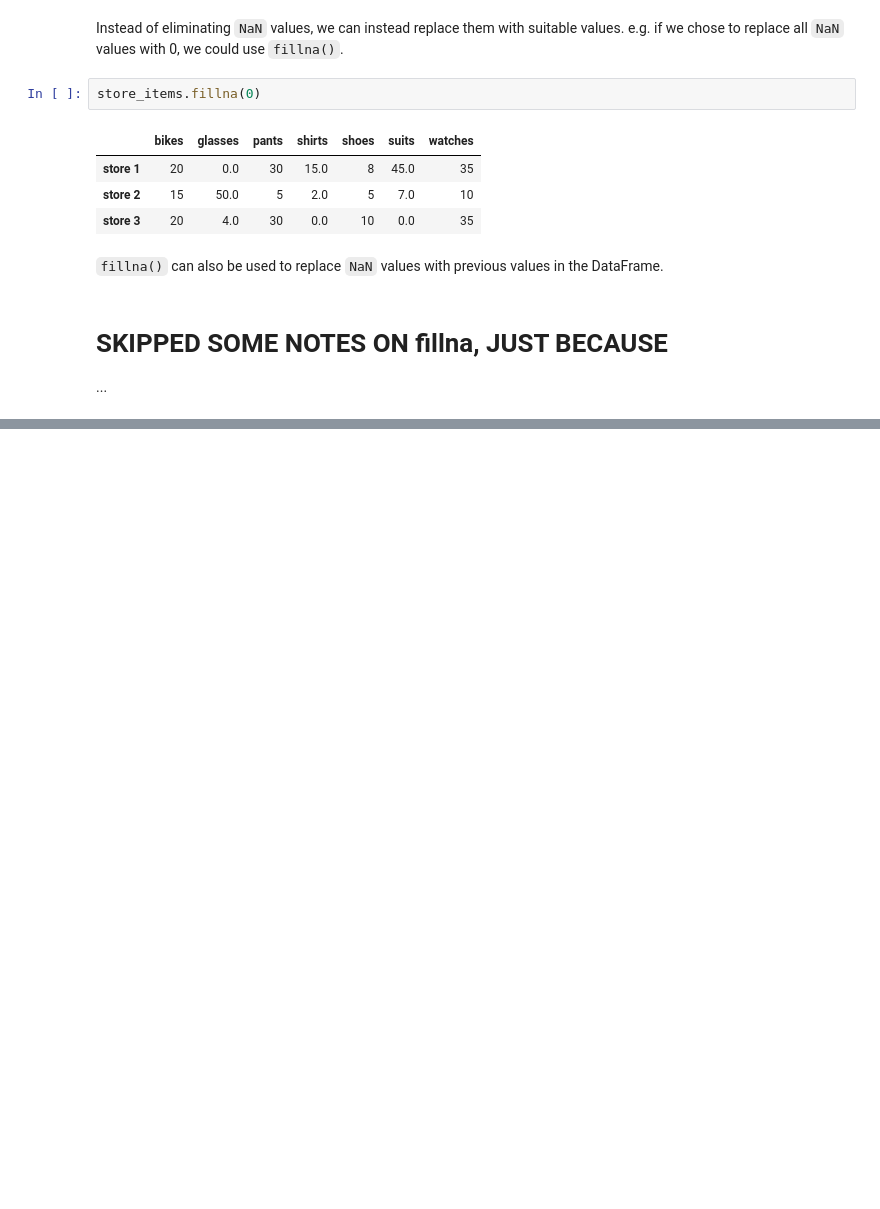
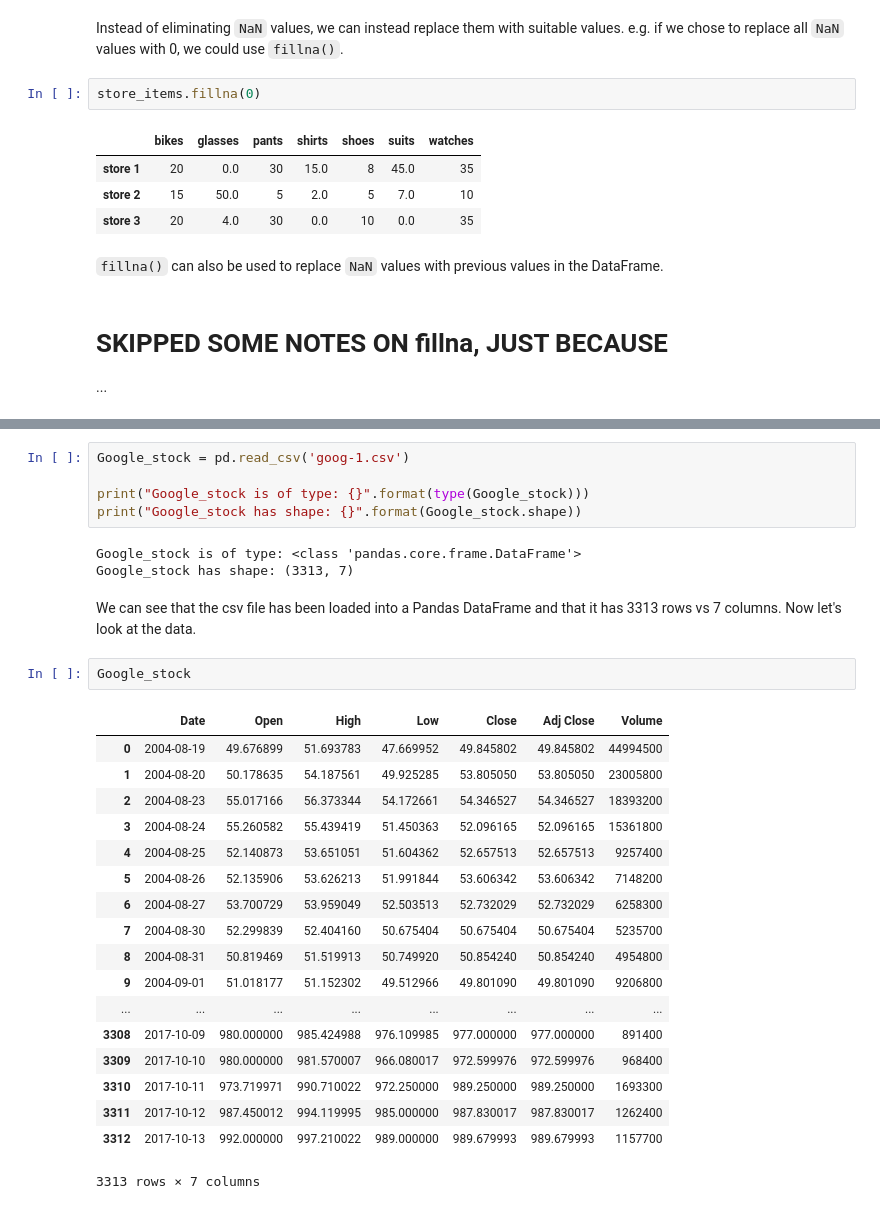
Before and after one commit to lewisemm/congenial-waffle, a Jupyter notebook: pandas/Pandas.ipynb, the cells around one changed output, grey strips where cells are left out. Drawn from its saved outputs; the diff is of its cells as text; blank space fills up the shorter version.

Commit message:
Loading data into DataFrames from csv files
- We also explore various methods that give us the big statistical
picture about a large dataset

```diff
--- a/pandas/Pandas.ipynb
+++ b/pandas/Pandas.ipynb
@@ -810,0 +819,31 @@ store_items.fillna(0)
+# %%
+Google_stock = pd.read_csv('goog-1.csv')
+
+print("Google_stock is of type: {}".format(type(Google_stock)))
+print("Google_stock has shape: {}".format(Google_stock.shape))
+# %% [output]
+Google_stock is of type: <class 'pandas.core.frame.DataFrame'>
+Google_stock has shape: (3313, 7)
+# %% [markdown]
+We can see that the csv file has been loaded into a Pandas DataFrame and that it has 3313 rows vs 7 columns. Now let's look at the data.
+# %%
+Google_stock
+# %% [output]
+|  | Date | Open | High | Low | Close | Adj Close | Volume |
+| 0 | 2004-08-19 | 49.676899 | 51.693783 | 47.669952 | 49.845802 | 49.845802 | 44994500 |
+| 1 | 2004-08-20 | 50.178635 | 54.187561 | 49.925285 | 53.805050 | 53.805050 | 23005800 |
+| 2 | 2004-08-23 | 55.017166 | 56.373344 | 54.172661 | 54.346527 | 54.346527 | 18393200 |
+| 3 | 2004-08-24 | 55.260582 | 55.439419 | 51.450363 | 52.096165 | 52.096165 | 15361800 |
+| 4 | 2004-08-25 | 52.140873 | 53.651051 | 51.604362 | 52.657513 | 52.657513 | 9257400 |
+| 5 | 2004-08-26 | 52.135906 | 53.626213 | 51.991844 | 53.606342 | 53.606342 | 7148200 |
+| 6 | 2004-08-27 | 53.700729 | 53.959049 | 52.503513 | 52.732029 | 52.732029 | 6258300 |
+| 7 | 2004-08-30 | 52.299839 | 52.404160 | 50.675404 | 50.675404 | 50.675404 | 5235700 |
+| 8 | 2004-08-31 | 50.819469 | 51.519913 | 50.749920 | 50.854240 | 50.854240 | 4954800 |
+| 9 | 2004-09-01 | 51.018177 | 51.152302 | 49.512966 | 49.801090 | 49.801090 | 9206800 |
+| ... | ... | ... | ... | ... | ... | ... | ... |
+| 3308 | 2017-10-09 | 980.000000 | 985.424988 | 976.109985 | 977.000000 | 977.000000 | 891400 |
+| 3309 | 2017-10-10 | 980.000000 | 981.570007 | 966.080017 | 972.599976 | 972.599976 | 968400 |
+| 3310 | 2017-10-11 | 973.719971 | 990.710022 | 972.250000 | 989.250000 | 989.250000 | 1693300 |
+| 3311 | 2017-10-12 | 987.450012 | 994.119995 | 985.000000 | 987.830017 | 987.830017 | 1262400 |
+| 3312 | 2017-10-13 | 992.000000 | 997.210022 | 989.000000 | 989.679993 | 989.679993 | 1157700 |
+3313 rows × 7 columns
```
Also changed, not shown: parts of 16 cells of this notebook, 1 other file.
